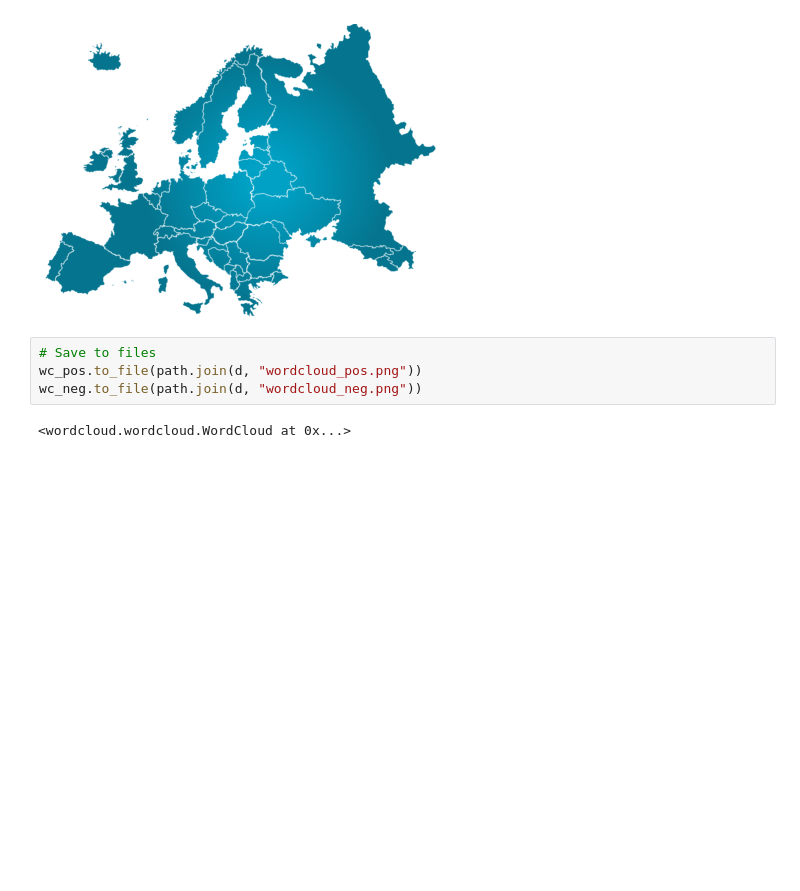
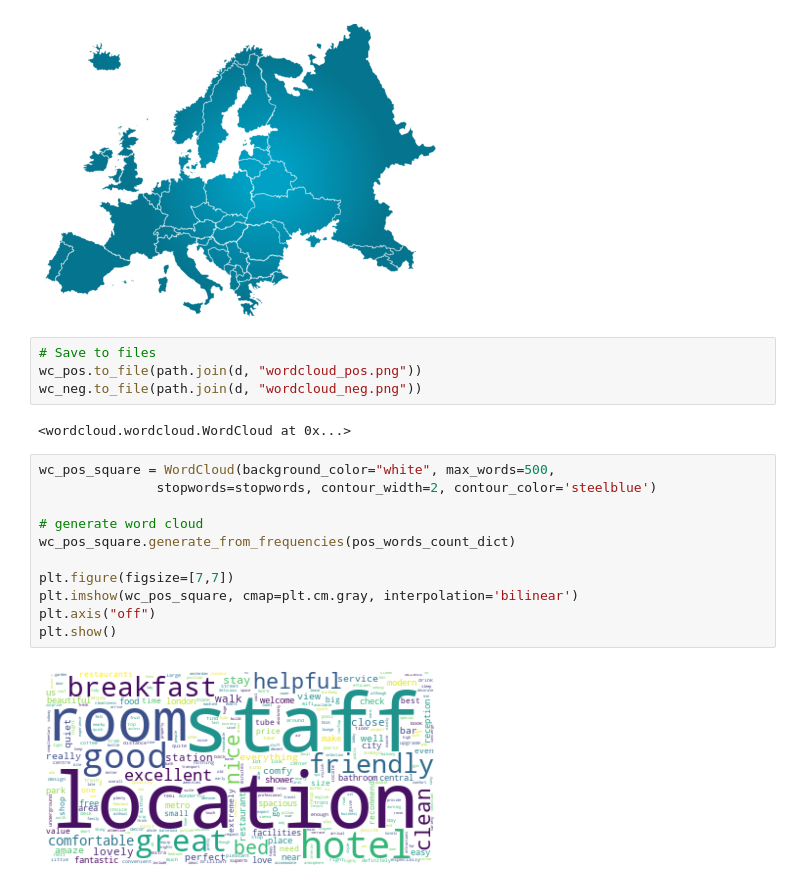
Before and after one commit to WhatTheFar/2900401-spec-top-econ-data-vis, a Jupyter notebook: wordcloud.ipynb, the cells around one changed output. Saved outputs shown, nothing was run; the diff lists cells and outputs as text; blank space fills up the shorter version.

Commit message:
feat(wordcloud): square wordcloud

```diff
--- a/wordcloud.ipynb
+++ b/wordcloud.ipynb
@@ -141,3 +147,16 @@ wc_pos.to_file(path.join(d, "wordcloud_pos.png"))
 wc_neg.to_file(path.join(d, "wordcloud_neg.png"))
 # %% [output]
 <wordcloud.wordcloud.WordCloud at 0x...>
+# %%
+wc_pos_square = WordCloud(background_color="white", max_words=500,
+               stopwords=stopwords, contour_width=2, contour_color='steelblue')
+
+# generate word cloud
+wc_pos_square.generate_from_frequencies(pos_words_count_dict)
+
+plt.figure(figsize=[7,7])
+plt.imshow(wc_pos_square, cmap=plt.cm.gray, interpolation='bilinear')
+plt.axis("off")
+plt.show()
+# %% [output]
+[figure, added]
```
Also changed, not shown: parts of 8 cells of this notebook.
